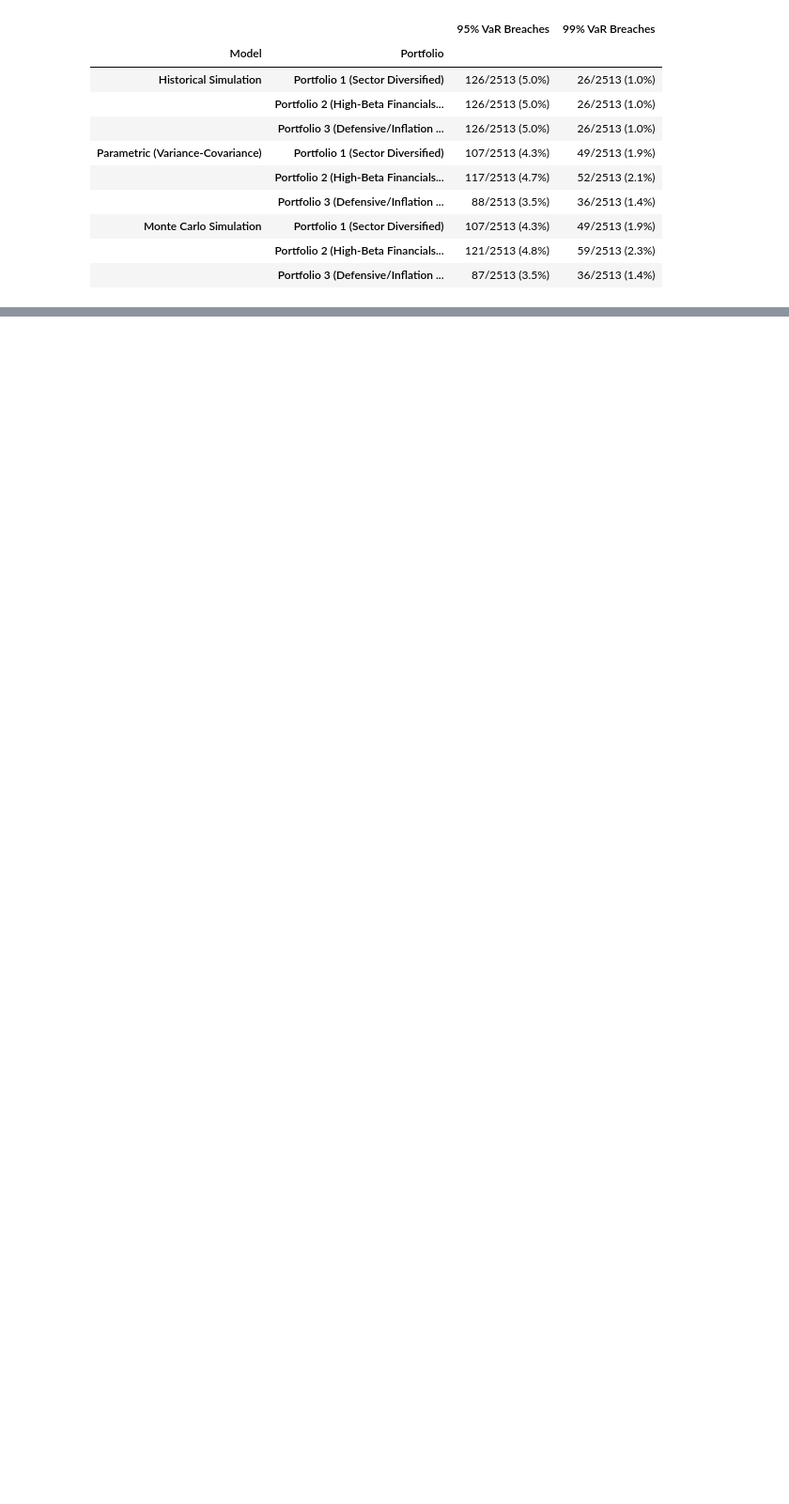
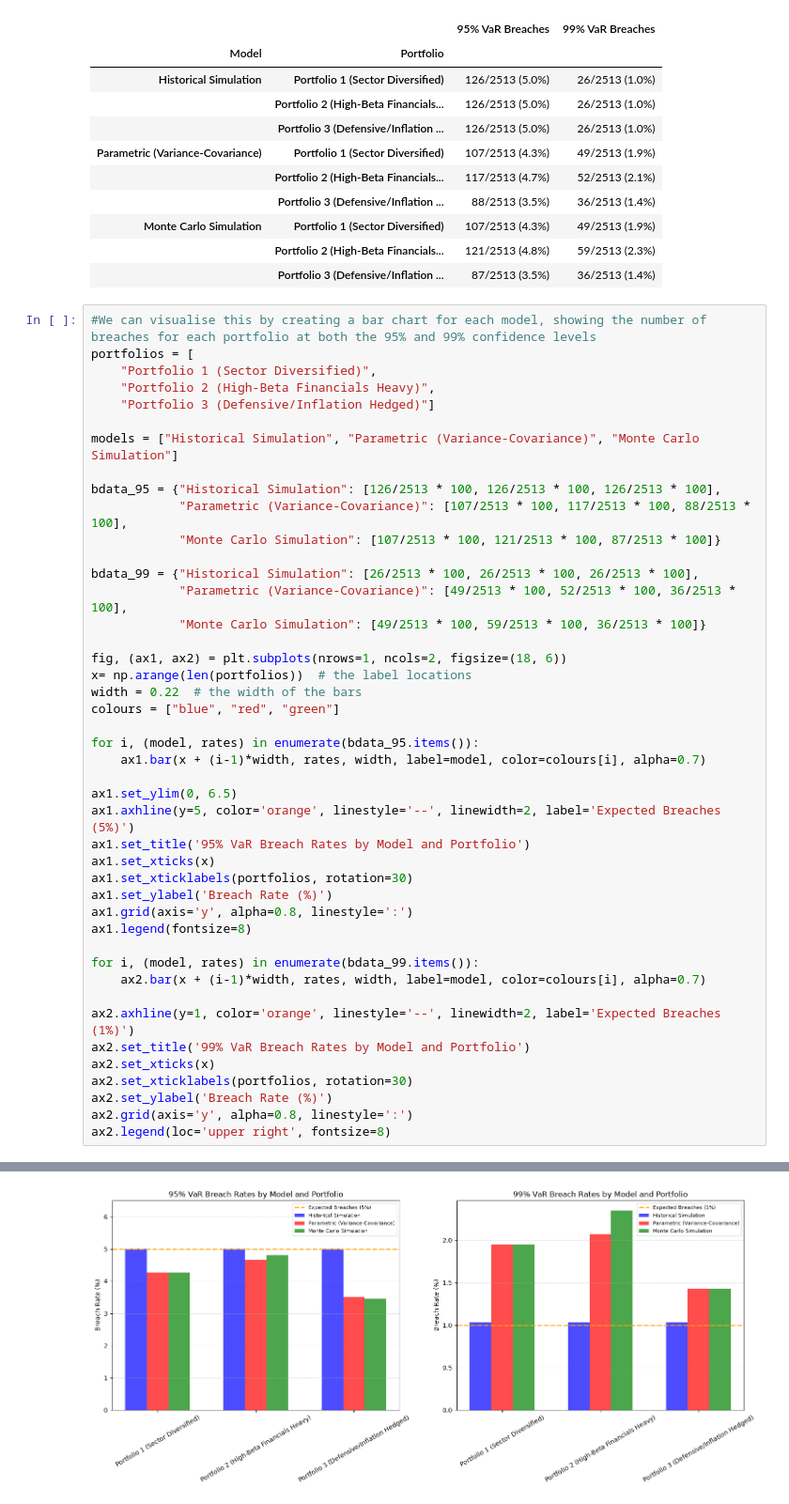
Before and after one commit to joekobylarz/portfolio-var-model, a Jupyter notebook: notebooks/var_model.ipynb, the cells around one changed output, grey strips where cells are left out. Shown at 94% size. Saved outputs shown, nothing was run; the diff lists cells and outputs as text; blank space fills up the shorter version.

```diff
--- a/notebooks/var_model.ipynb
+++ b/notebooks/var_model.ipynb
@@ -1043,3 +1043,48 @@ display(breach_summary)
 | Monte Carlo Simulation | Portfolio 1 (Sector Diversified) | 107/2513 (4.3%) | 49/2513 (1.9%) |
 |  | Portfolio 2 (High-Beta Financials... | 121/2513 (4.8%) | 59/2513 (2.3%) |
 |  | Portfolio 3 (Defensive/Inflation ... | 87/2513 (3.5%) | 36/2513 (1.4%) |
+# %%
+#We can visualise this by creating a bar chart for each model, showing the number of breaches for each portfolio at both the 95% and 99% confidence levels
+portfolios = [
+    "Portfolio 1 (Sector Diversified)",
+    "Portfolio 2 (High-Beta Financials Heavy)",
+    "Portfolio 3 (Defensive/Inflation Hedged)"]
+
+models = ["Historical Simulation", "Parametric (Variance-Covariance)", "Monte Carlo Simulation"]
+
+bdata_95 = {"Historical Simulation": [126/2513 * 100, 126/2513 * 100, 126/2513 * 100],
+            "Parametric (Variance-Covariance)": [107/2513 * 100, 117/2513 * 100, 88/2513 * 100],
+            "Monte Carlo Simulation": [107/2513 * 100, 121/2513 * 100, 87/2513 * 100]}
+
+bdata_99 = {"Historical Simulation": [26/2513 * 100, 26/2513 * 100, 26/2513 * 100],
+            "Parametric (Variance-Covariance)": [49/2513 * 100, 52/2513 * 100, 36/2513 * 100],
+            "Monte Carlo Simulation": [49/2513 * 100, 59/2513 * 100, 36/2513 * 100]}
+
+fig, (ax1, ax2) = plt.subplots(nrows=1, ncols=2, figsize=(18, 6))
+x= np.arange(len(portfolios))  # the label locations
+width = 0.22  # the width of the bars
+colours = ["blue", "red", "green"]
+
+for i, (model, rates) in enumerate(bdata_95.items()):
+    ax1.bar(x + (i-1)*width, rates, width, label=model, color=colours[i], alpha=0.7)
+
+ax1.set_ylim(0, 6.5)
+ax1.axhline(y=5, color='orange', linestyle='--', linewidth=2, label='Expected Breaches (5%)')
+ax1.set_title('95% VaR Breach Rates by Model and Portfolio')
+ax1.set_xticks(x)
+ax1.set_xticklabels(portfolios, rotation=30)
+ax1.set_ylabel('Breach Rate (%)')
+ax1.grid(axis='y', alpha=0.8, linestyle=':')
+ax1.legend(fontsize=8)
+
+for i, (model, rates) in enumerate(bdata_99.items()):
+    ax2.bar(x + (i-1)*width, rates, width, label=model, color=colours[i], alpha=0.7)
+
+ax2.axhline(y=1, color='orange', linestyle='--', linewidth=2, label='Expected Breaches (1%)')
+ax2.set_title('99% VaR Breach Rates by Model and Portfolio')
+ax2.set_xticks(x)
+ax2.set_xticklabels(portfolios, rotation=30)
+ax2.set_ylabel('Breach Rate (%)')
+ax2.grid(axis='y', alpha=0.8, linestyle=':')
+ax2.legend(loc='upper right', fontsize=8)
+# %% [output]
@@ -1045,0 +1092 @@ display(breach_summary)
+[figure, added]
```
Also changed, not shown: parts of 11 cells of this notebook, 1 other file.
